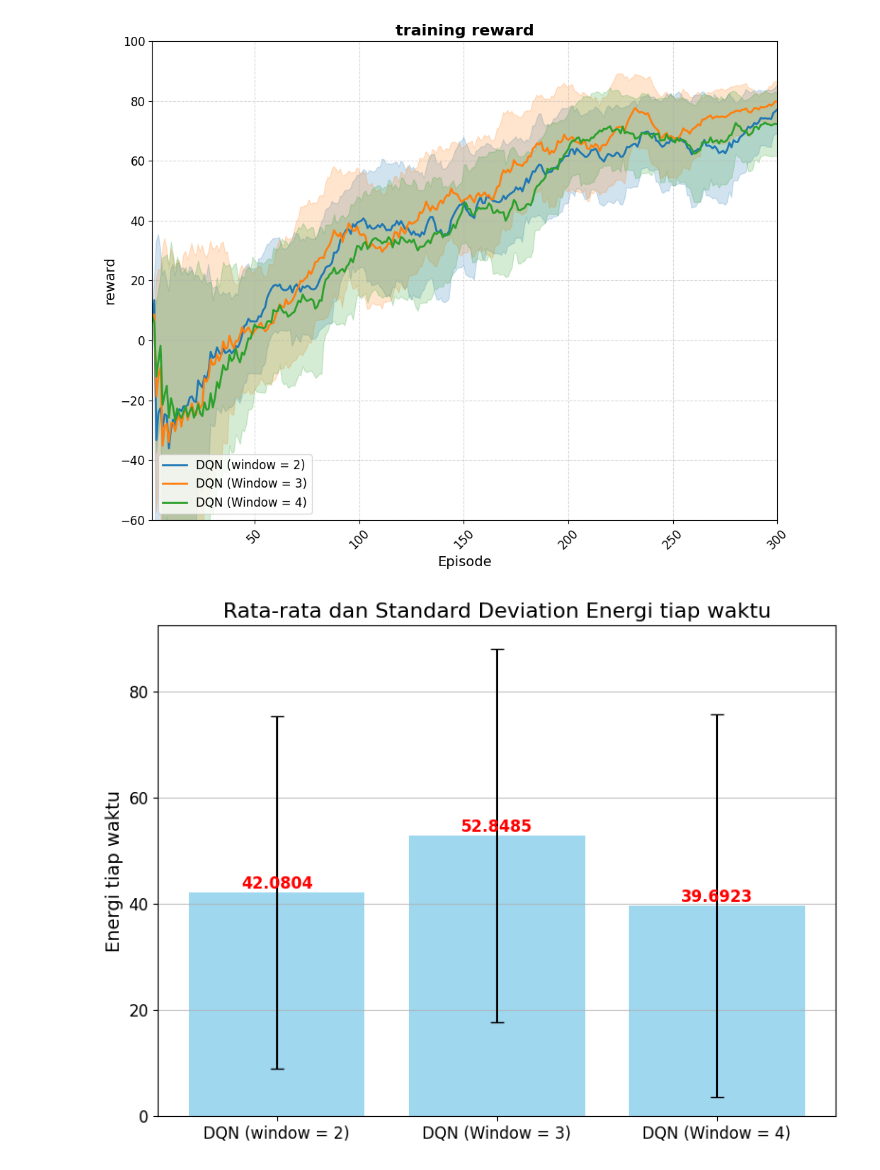
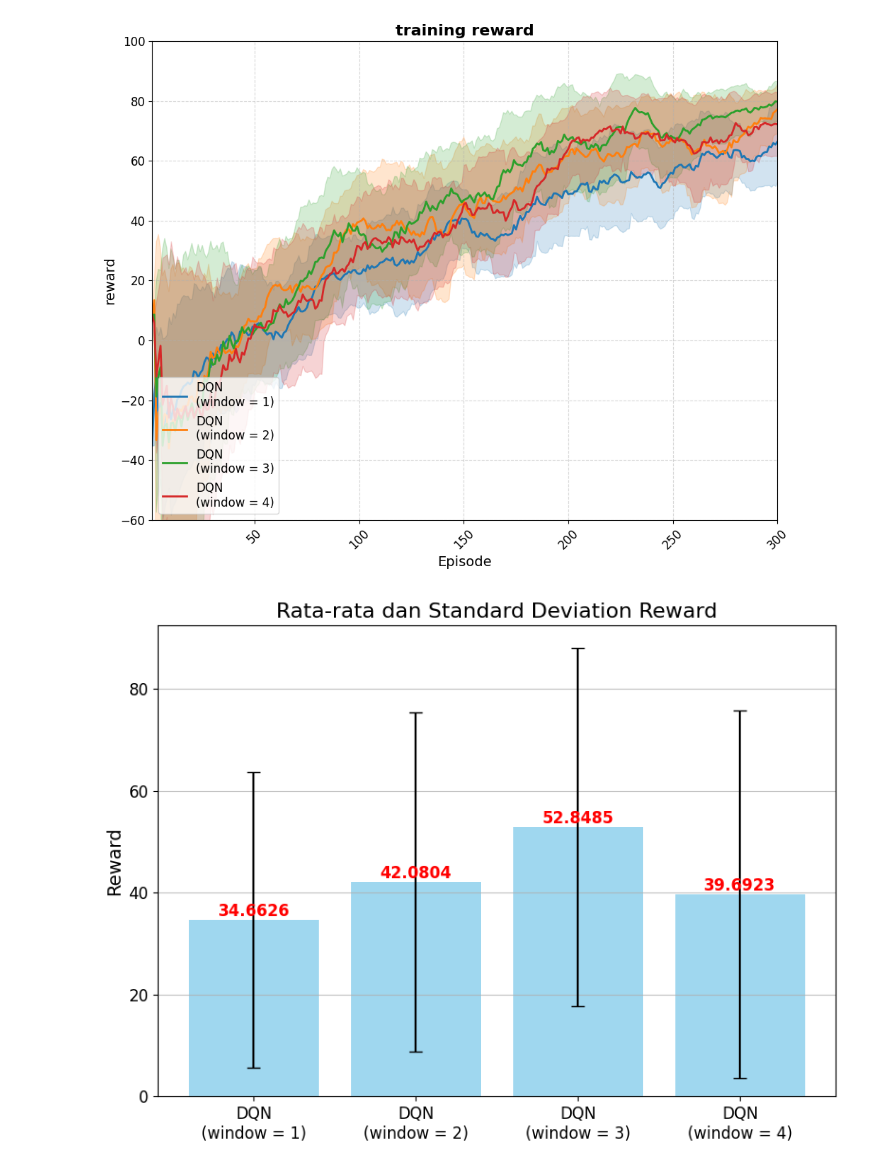
Before and after one commit to Bintang-Satwika/skripsi, a Jupyter notebook: 1_Plot_Grafik/FJSP_grafik3_training_3.ipynb, the cells around one changed output. Cells and saved outputs as stored; diff of their text form; code cells hidden in the pictures.

```diff
--- a/1_Plot_Grafik/FJSP_grafik3_training_3.ipynb
+++ b/1_Plot_Grafik/FJSP_grafik3_training_3.ipynb
@@ -211,8 +211,8 @@ def plot_bar_averages(json_files, labels, target_length=400):
 
     plt.yticks(fontsize=12)
     plt.xticks(x_positions, labels, fontsize=12)
-    plt.ylabel('Energi tiap waktu', fontsize=14)
-    plt.title('Rata-rata dan Standard Deviation Energi tiap waktu', fontsize=16)
+    plt.ylabel('Reward', fontsize=14)
+    plt.title('Rata-rata dan Standard Deviation Reward', fontsize=16)
     plt.grid(axis='y', alpha=0.75)
     plt.tight_layout()
     for bar in bars:
@@ -248,35 +248,42 @@ def plot_boxplots(json_files, labels, target_length=400):
     plt.grid(axis='y', alpha=0.75)
     plt.show()
 # %%
+yr0_dir = 'D:\\KULIAH\\skripsi\\CODE\\skripsi\\3_FJSP_old\\tanpawait'
 yr1_dir = 'D:\\KULIAH\\skripsi\\CODE\\skripsi\\3_FJSP_old\yr1'
 yr2_dir = 'D:\\KULIAH\\skripsi\\CODE\\skripsi\\3_FJSP_old\yr2'
 yr3_dir = 'D:\\KULIAH\\skripsi\\CODE\\skripsi\\3_FJSP_old\yr3'
 # FCFS=os.path.join(env_dir, '3_Ruled_Based')
 # without_noise_diskrit=os.path.join(env_dir, '3_Ruled_Based')
 
 files = [
+    os.path.join(yr0_dir,'DQN_tanpawait_2' ,'cumulative_rewards.json'),
     os.path.join(yr1_dir,'DQN_tanpayr2_part7' ,'cumulative_rewards.json'),
     os.path.join(yr2_dir,'DQN_yr2_1' ,'cumulative_rewards.json'),
     os.path.join(yr3_dir,'DQN_yr3_1' ,'cumulative_rewards.json'),
 ]
-labels = ['DQN (window = 2)', 'DQN (Window = 3)', 'DQN (Window = 4)']
+labels = [
+    'DQN\n(window = 1)',
+    'DQN\n(window = 2)',
+    'DQN\n(window = 3)',
+    'DQN\n(window = 4)',
+]
 target_length = 400
 # Panggil fungsi plot
 plot_metrics_with_shadow(
     json_files=files,
     labels=labels,
     title='training reward',
     xlabel='Episode',
     ylabel='reward',
     x_tick_interval=50,
     y_tick_interval=20,
     target_length=target_length,  # Sesuaikan jika perlu panjang data berbeda
     window_size=20,      # Lebar jendela rolling average/std
     y_min=-60,
     y_max=100,
 )
 plot_bar_averages(json_files=files, labels=labels, target_length=target_length)
 plot_boxplots(json_files=files, labels=labels, target_length=target_length)
 # %% [output]
-[figure, old version]
+[figure, new version]
-[figure, old version]
+[figure, new version]
```
Also changed, not shown: parts of 2 cells of this notebook, 30 other files.
